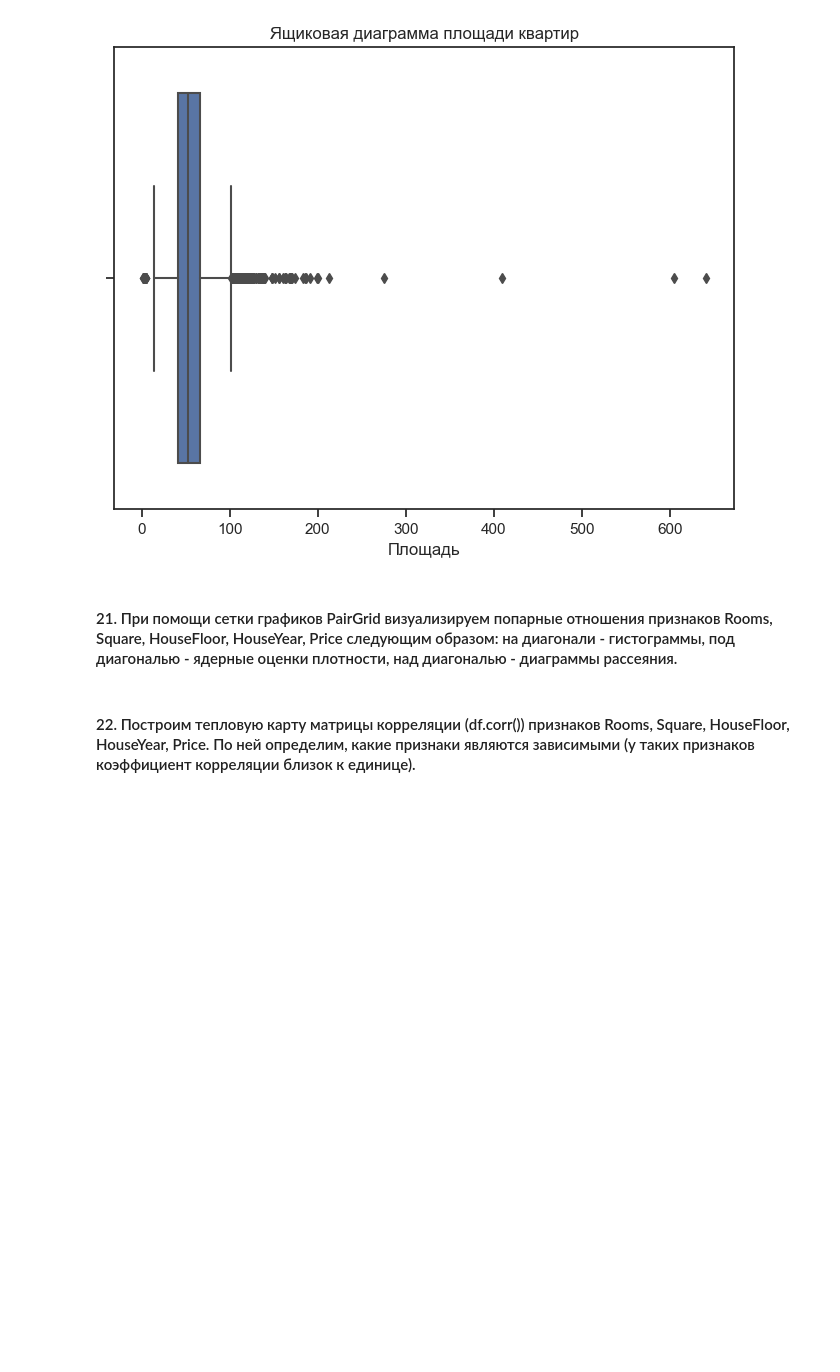
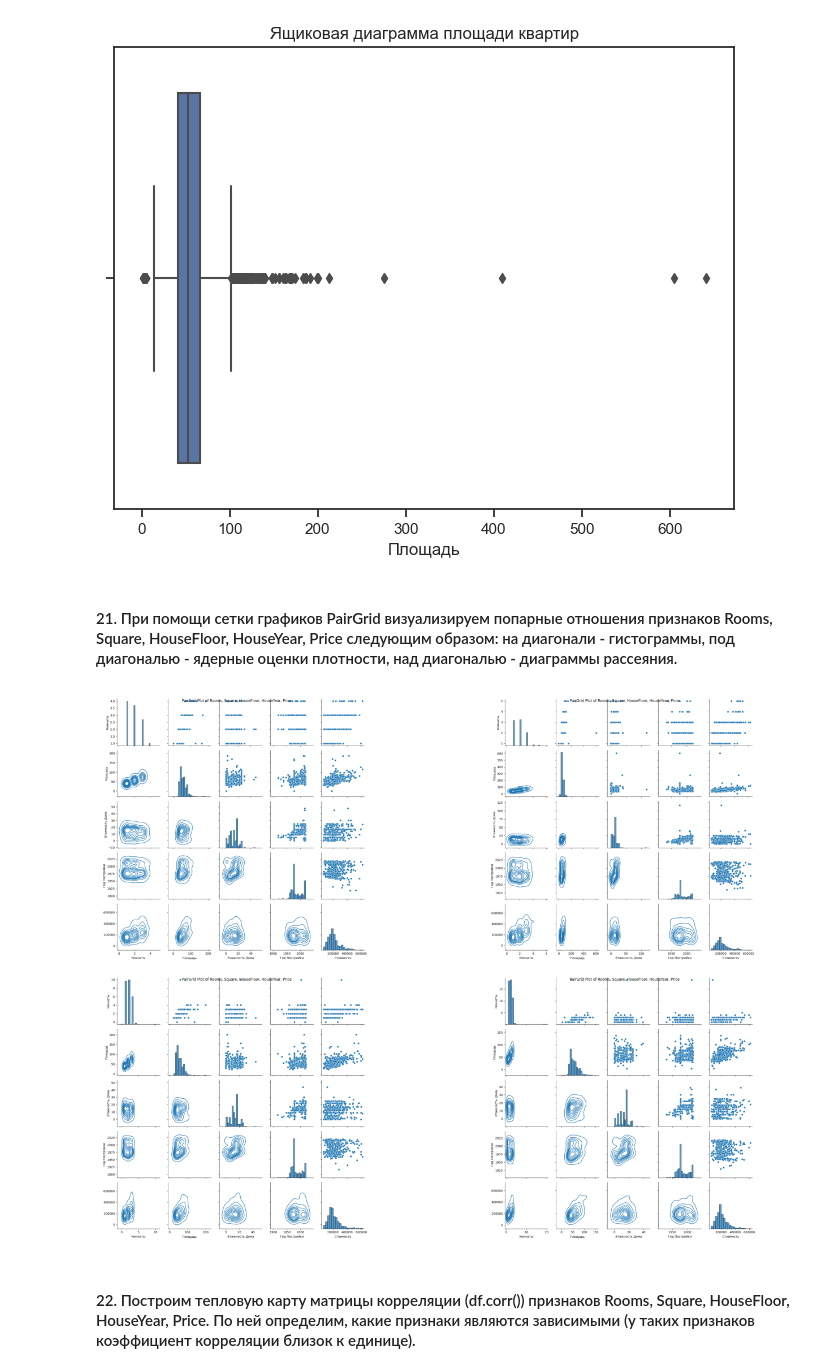
Before and after one commit to CamilaMusina/ML, a Jupyter notebook: lab1/lab1_ml.ipynb, the cells around one changed output. Saved outputs shown, nothing was run; the diff lists cells and outputs as text; code cells hidden in the pictures; blank space fills up the shorter version.

```diff
--- a/lab1/lab1_ml.ipynb
+++ b/lab1/lab1_ml.ipynb
@@ -556,11 +557,20 @@ plt.show()
 # %% [markdown]
 #### 21. При помощи сетки графиков PairGrid визуализируем попарные отношения признаков Rooms, Square, HouseFloor, HouseYear, Price следующим образом: на диагонали - гистограммы, под диагональю - ядерные оценки плотности, над диагональю - диаграммы рассеяния.
 # %%
-gr = sns.PairGrid(data, vars=["Комнаты", "Площадь", "Этажность Дома", "Год Постройки", "Стоимость"])
-gr.map_diag(sns.histplot)
-gr.map_upper(sns.scatterplot)
-gr.map_lower(sns.kdeplot, cmap="Blues_d")
-plot.show()
+def plot_pairgrid(data):
+    gr = sns.PairGrid(data, vars=["Комнаты", "Площадь", "Этажность Дома", "Год Постройки", "Стоимость"])
+    gr.map_diag(sns.histplot, bins=20)
+    gr.map_upper(sns.scatterplot)
+    gr.map_lower(sns.kdeplot, bw_method=0.5)
+    gr.fig.suptitle("PairGrid Plot of Rooms, Square, HouseFloor, HouseYear, Price")
+    plt.show()
+# %%
+num_processes = 4
+data_ch = np.array_split(data.sample(n=2500), num_processes)
+with mp.Pool(num_processes) as pool:
+    pool.map(plot_pairgrid, data_ch)
+# %% [output]
+[figure, added]
 # %% [markdown]
 #### 22. Построим тепловую карту матрицы корреляции (df.corr()) признаков Rooms, Square, HouseFloor, HouseYear, Price. По ней определим, какие признаки являются зависимыми (у таких признаков коэффициент корреляции близок к единице).
 # %%
```
Also changed, not shown: parts of 1 cell of this notebook.
